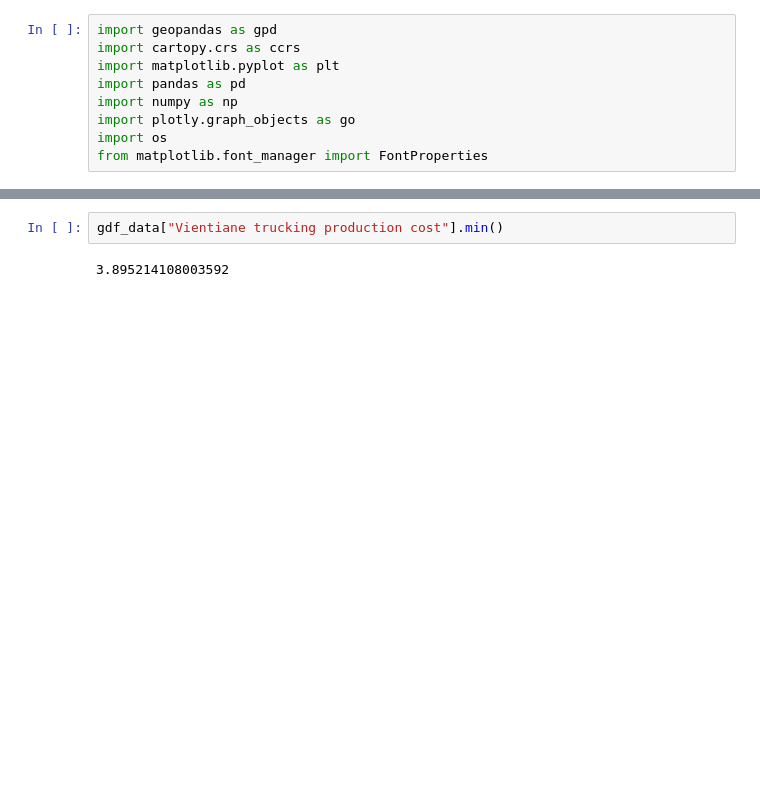
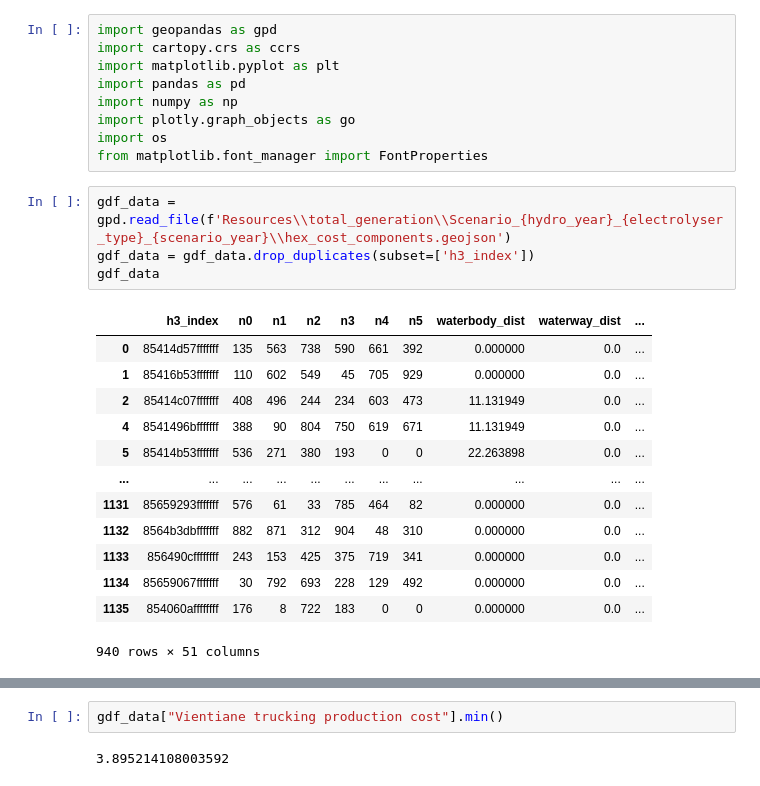
Before and after one commit to lukasschirren/GeoH2-Laos, a Jupyter notebook: 4visualisation.ipynb, the cells around one changed output, grey strips where cells are left out. Drawn from its saved outputs; the diff is of its cells as text; blank space fills up the shorter version.

```diff
--- a/4visualisation.ipynb
+++ b/4visualisation.ipynb
@@ -7,6 +7,24 @@ import numpy as np
 import plotly.graph_objects as go
 import os
 from matplotlib.font_manager import FontProperties
+# %%
+gdf_data = gpd.read_file(f'Resources\\total_generation\\Scenario_{hydro_year}_{electrolyser_type}_{scenario_year}\\hex_cost_components.geojson')
+gdf_data = gdf_data.drop_duplicates(subset=['h3_index'])
+gdf_data
+# %% [output]
+|  | h3_index | n0 | n1 | n2 | n3 | n4 | n5 | waterbody_dist | waterway_dist | ... |
+| 0 | 85414d57fffffff | 135 | 563 | 738 | 590 | 661 | 392 | 0.000000 | 0.0 | ... |
+| 1 | 85416b53fffffff | 110 | 602 | 549 | 45 | 705 | 929 | 0.000000 | 0.0 | ... |
+| 2 | 85414c07fffffff | 408 | 496 | 244 | 234 | 603 | 473 | 11.131949 | 0.0 | ... |
+| 4 | 8541496bfffffff | 388 | 90 | 804 | 750 | 619 | 671 | 11.131949 | 0.0 | ... |
+| 5 | 85414b53fffffff | 536 | 271 | 380 | 193 | 0 | 0 | 22.263898 | 0.0 | ... |
+| ... | ... | ... | ... | ... | ... | ... | ... | ... | ... | ... |
+| 1131 | 85659293fffffff | 576 | 61 | 33 | 785 | 464 | 82 | 0.000000 | 0.0 | ... |
+| 1132 | 8564b3dbfffffff | 882 | 871 | 312 | 904 | 48 | 310 | 0.000000 | 0.0 | ... |
+| 1133 | 856490cffffffff | 243 | 153 | 425 | 375 | 719 | 341 | 0.000000 | 0.0 | ... |
+| 1134 | 85659067fffffff | 30 | 792 | 693 | 228 | 129 | 492 | 0.000000 | 0.0 | ... |
+| 1135 | 854060affffffff | 176 | 8 | 722 | 183 | 0 | 0 | 0.000000 | 0.0 | ... |
+940 rows × 51 columns
 # %%
 hydro_year = "wet" # wet dry atlite
 scenario_year = "30" # 25 30
```
Also changed, not shown: parts of 1 cell of this notebook, 2 other files.
